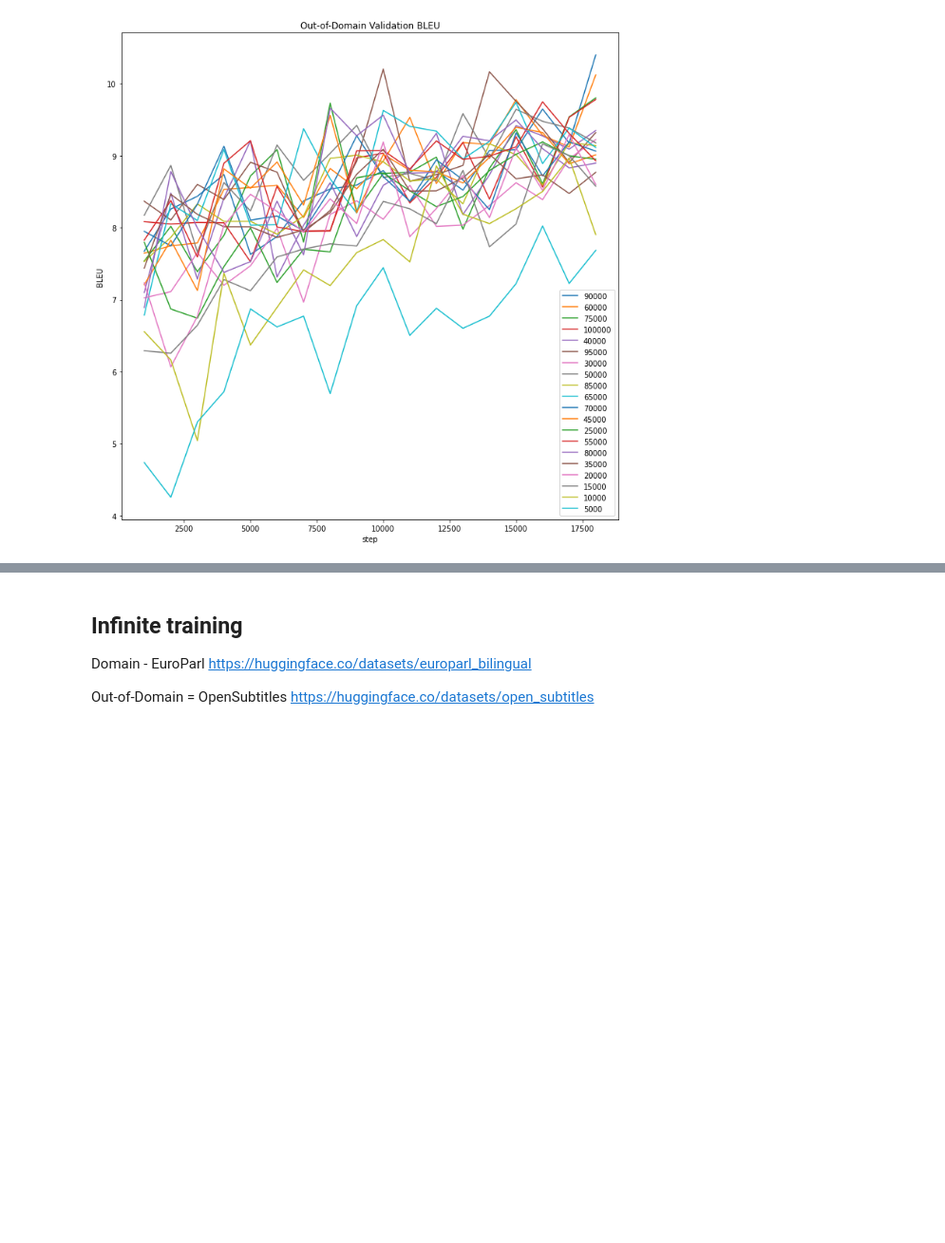
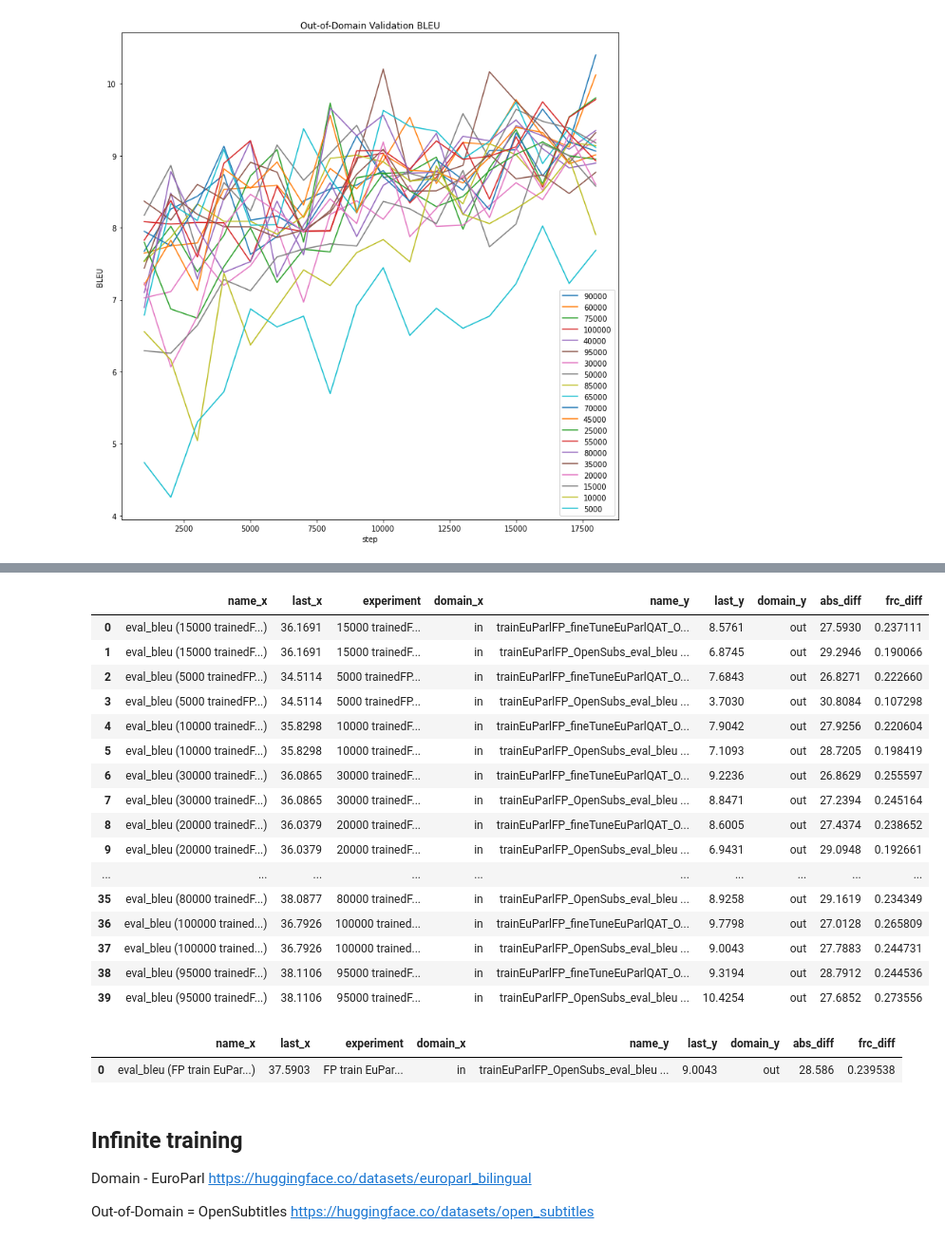
Before and after one commit to marekninja/master-results, a Jupyter notebook: vysledky.ipynb, the cells around one changed output, grey strips where cells are left out. Shown at 95% size. Saved outputs shown, nothing was run; the diff lists cells and outputs as text; code cells hidden in the pictures; blank space fills up the shorter version.

```diff
--- a/vysledky.ipynb
+++ b/vysledky.ipynb
@@ -167,0 +170,12 @@ tune = create_frame(tune, "Out-of-Domain Validation BLEU","out-ft_eval_bleu.png"
+# %%
+df = pd.read_json("tradeoff_in_out_of_domain_robustness_chart_data.json",orient="values")
+df = df.iloc[2:]
+df['last'] = df.y.apply(lambda x: x[-1])
+df['experiment'] = df.name.apply(lambda x: re.sub(r".*\((.*)\)",r"\g<1>",x))
+df['domain'] = df.name.apply(lambda x: "out" if re.search("OpenSubs",x)is not None else "in")
+df.drop(['x','y','type'],axis=1,inplace=True)
+ind = df[df.domain == 'in']
+outd = df[df.domain == 'out']
+# %%
+mg = pd.merge(ind,outd,on="experiment")
+mg
@@ -168,3 +200,41 @@ tune = create_frame(tune, "Out-of-Domain Validation BLEU","out-ft_eval_bleu.png"
+# %%
+mg['abs_diff'] = mg.last_x - mg.last_y
+mg['frc_diff'] = mg.last_y / mg.last_x
+mg
+# %% [output]
+|  | name_x | last_x | experiment | domain_x | name_y | last_y | domain_y | abs_diff | frc_diff |
+| 0 | eval_bleu (15000 trainedF...) | 36.1691 | 15000 trainedF... | in | trainEuParlFP_fineTuneEuParlQAT_O... | 8.5761 | out | 27.5930 | 0.237111 |
+| 1 | eval_bleu (15000 trainedF...) | 36.1691 | 15000 trainedF... | in | trainEuParlFP_OpenSubs_eval_bleu ... | 6.8745 | out | 29.2946 | 0.190066 |
+| 2 | eval_bleu (5000 trainedFP...) | 34.5114 | 5000 trainedFP... | in | trainEuParlFP_fineTuneEuParlQAT_O... | 7.6843 | out | 26.8271 | 0.222660 |
+| 3 | eval_bleu (5000 trainedFP...) | 34.5114 | 5000 trainedFP... | in | trainEuParlFP_OpenSubs_eval_bleu ... | 3.7030 | out | 30.8084 | 0.107298 |
+| 4 | eval_bleu (10000 trainedF...) | 35.8298 | 10000 trainedF... | in | trainEuParlFP_fineTuneEuParlQAT_O... | 7.9042 | out | 27.9256 | 0.220604 |
+| 5 | eval_bleu (10000 trainedF...) | 35.8298 | 10000 trainedF... | in | trainEuParlFP_OpenSubs_eval_bleu ... | 7.1093 | out | 28.7205 | 0.198419 |
+| 6 | eval_bleu (30000 trainedF...) | 36.0865 | 30000 trainedF... | in | trainEuParlFP_fineTuneEuParlQAT_O... | 9.2236 | out | 26.8629 | 0.255597 |
+| 7 | eval_bleu (30000 trainedF...) | 36.0865 | 30000 trainedF... | in | trainEuParlFP_OpenSubs_eval_bleu ... | 8.8471 | out | 27.2394 | 0.245164 |
+| 8 | eval_bleu (20000 trainedF...) | 36.0379 | 20000 trainedF... | in | trainEuParlFP_fineTuneEuParlQAT_O... | 8.6005 | out | 27.4374 | 0.238652 |
+| 9 | eval_bleu (20000 trainedF...) | 36.0379 | 20000 trainedF... | in | trainEuParlFP_OpenSubs_eval_bleu ... | 6.9431 | out | 29.0948 | 0.192661 |
+| ... | ... | ... | ... | ... | ... | ... | ... | ... | ... |
+| 35 | eval_bleu (80000 trainedF...) | 38.0877 | 80000 trainedF... | in | trainEuParlFP_OpenSubs_eval_bleu ... | 8.9258 | out | 29.1619 | 0.234349 |
+| 36 | eval_bleu (100000 trained...) | 36.7926 | 100000 trained... | in | trainEuParlFP_fineTuneEuParlQAT_O... | 9.7798 | out | 27.0128 | 0.265809 |
+| 37 | eval_bleu (100000 trained...) | 36.7926 | 100000 trained... | in | trainEuParlFP_OpenSubs_eval_bleu ... | 9.0043 | out | 27.7883 | 0.244731 |
+| 38 | eval_bleu (95000 trainedF...) | 38.1106 | 95000 trainedF... | in | trainEuParlFP_fineTuneEuParlQAT_O... | 9.3194 | out | 28.7912 | 0.244536 |
+| 39 | eval_bleu (95000 trainedF...) | 38.1106 | 95000 trainedF... | in | trainEuParlFP_OpenSubs_eval_bleu ... | 10.4254 | out | 27.6852 | 0.273556 |
+# %%
+df = pd.read_json("tradeoff_in_out_of_domain_robustness_chart_data.json",orient="values")
+df = df.iloc[:2]
+df['last'] = df.y.apply(lambda x: x[-1])
+df['experiment'] = df.name.apply(lambda x: re.sub(r".*\((.*)\)",r"\g<1>",x))
+df['domain'] = df.name.apply(lambda x: "out" if re.search("OpenSubs",x)is not None else "in")
+df.drop(['x','y','type'],axis=1,inplace=True)
+ind = df[df.domain == 'in']
+outd = df[df.domain == 'out']
+mg = pd.merge(ind,outd,on="experiment")
+mg['abs_diff'] = mg.last_x - mg.last_y
+mg['frc_diff'] = mg.last_y / mg.last_x
+mg
+# %% [output]
+|  | name_x | last_x | experiment | domain_x | name_y | last_y | domain_y | abs_diff | frc_diff |
+| 0 | eval_bleu (FP train EuPar...) | 37.5903 | FP train EuPar... | in | trainEuParlFP_OpenSubs_eval_bleu ... | 9.0043 | out | 28.586 | 0.239538 |
 # %% [markdown]
 ## Infinite training
 
```
Also changed, not shown: parts of 10 cells of this notebook, 11 other files.
